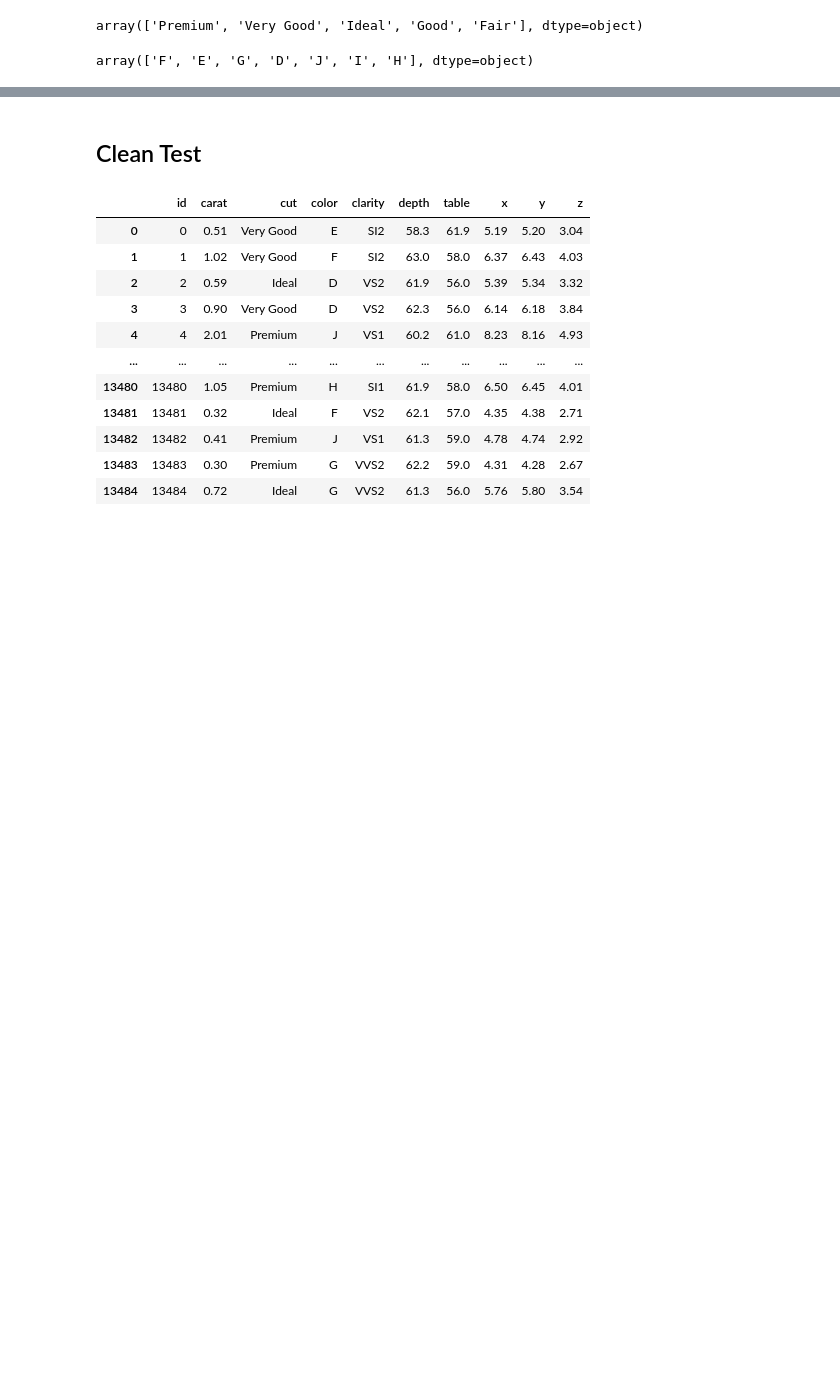
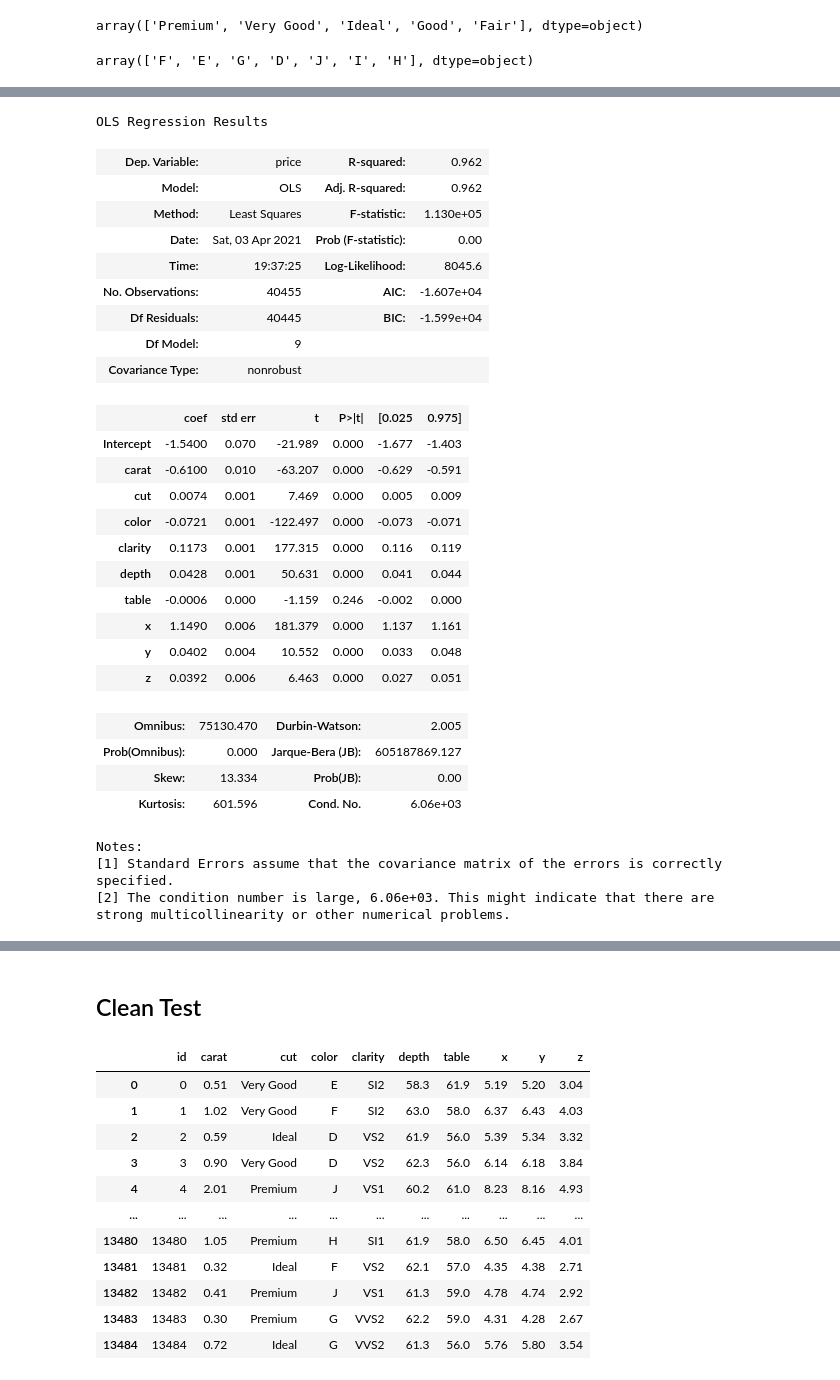
Before and after one commit to MarioGar25/Diamonds-everywhere, a Jupyter notebook: Cleaning.ipynb, the cells around one changed output, grey strips where cells are left out. Cells and saved outputs as stored; diff of their text form; code cells hidden in the pictures; blank space fills up the shorter version.

Commit message:
optimizando modelos

```diff
--- a/Cleaning.ipynb
+++ b/Cleaning.ipynb
@@ -140,0 +150,35 @@ sns.heatmap(df_train.corr(), annot=True)
+# %%
+train_results = smf.ols(
+    "price ~ carat + cut + color + clarity + depth + table + x + y + z",
+    data=df_train).fit()
+train_results.summary()
+# %% [output]
+OLS Regression Results
+| Dep. Variable: | price | R-squared: | 0.962 |
+| Model: | OLS | Adj. R-squared: | 0.962 |
+| Method: | Least Squares | F-statistic: | 1.130e+05 |
+| Date: | Sat, 03 Apr 2021 | Prob (F-statistic): | 0.00 |
+| Time: | 19:37:25 | Log-Likelihood: | 8045.6 |
+| No. Observations: | 40455 | AIC: | -1.607e+04 |
+| Df Residuals: | 40445 | BIC: | -1.599e+04 |
+| Df Model: | 9 |  |  |
+| Covariance Type: | nonrobust |  |  |
+|  | coef | std err | t | P>|t| | [0.025 | 0.975] |
+| Intercept | -1.5400 | 0.070 | -21.989 | 0.000 | -1.677 | -1.403 |
+| carat | -0.6100 | 0.010 | -63.207 | 0.000 | -0.629 | -0.591 |
+| cut | 0.0074 | 0.001 | 7.469 | 0.000 | 0.005 | 0.009 |
+| color | -0.0721 | 0.001 | -122.497 | 0.000 | -0.073 | -0.071 |
+| clarity | 0.1173 | 0.001 | 177.315 | 0.000 | 0.116 | 0.119 |
+| depth | 0.0428 | 0.001 | 50.631 | 0.000 | 0.041 | 0.044 |
+| table | -0.0006 | 0.000 | -1.159 | 0.246 | -0.002 | 0.000 |
+| x | 1.1490 | 0.006 | 181.379 | 0.000 | 1.137 | 1.161 |
+| y | 0.0402 | 0.004 | 10.552 | 0.000 | 0.033 | 0.048 |
+| z | 0.0392 | 0.006 | 6.463 | 0.000 | 0.027 | 0.051 |
+| Omnibus: | 75130.470 | Durbin-Watson: | 2.005 |
+| Prob(Omnibus): | 0.000 | Jarque-Bera (JB): | 605187869.127 |
+| Skew: | 13.334 | Prob(JB): | 0.00 |
+| Kurtosis: | 601.596 | Cond. No. | 6.06e+03 |
+Notes:
+[1] Standard Errors assume that the covariance matrix of the errors is correctly specified.
+[2] The condition number is large, 6.06e+03. This might indicate that there are
+strong multicollinearity or other numerical problems.
```
Also changed, not shown: parts of 8 cells of this notebook, 8 other files.
